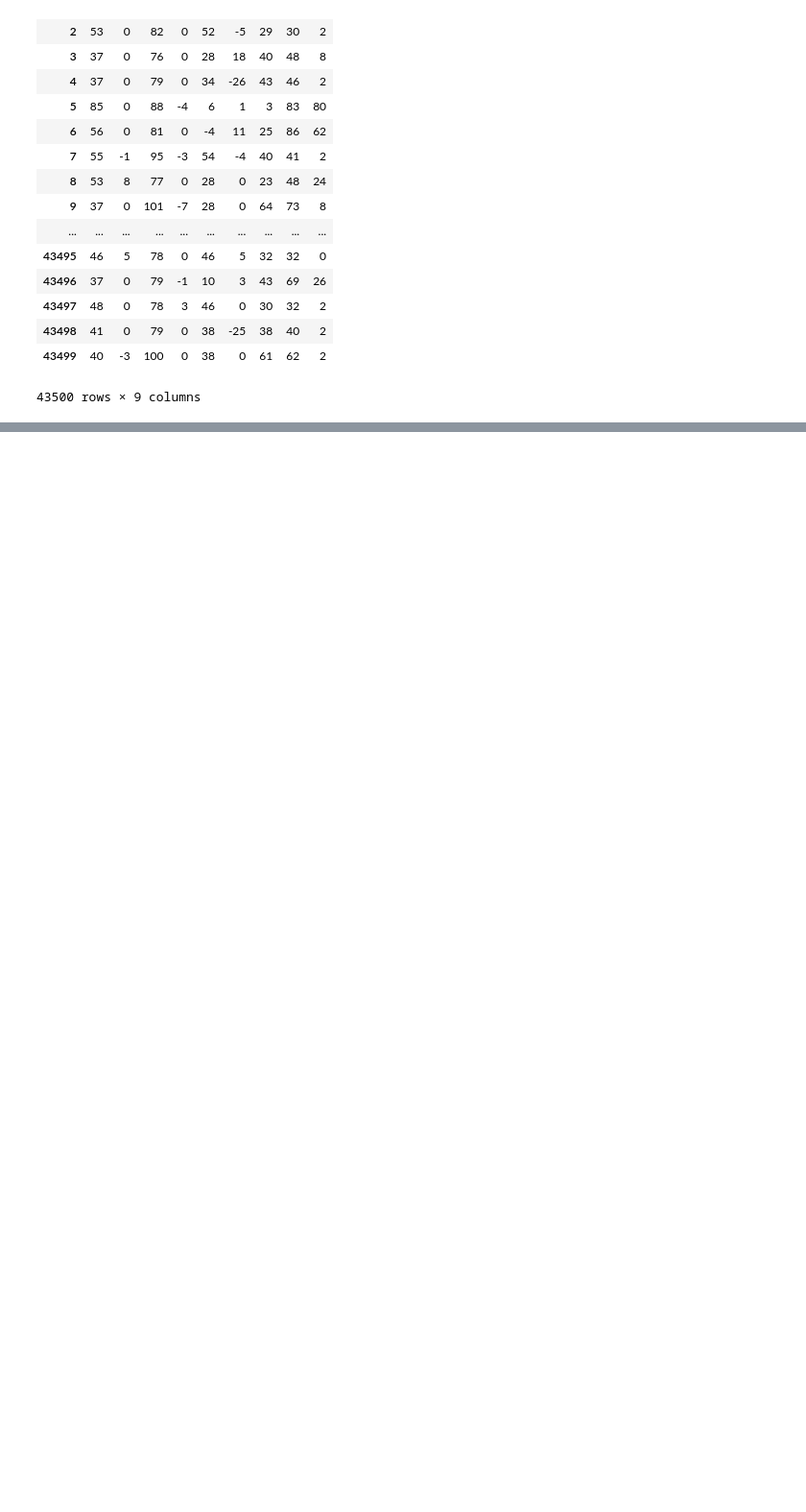
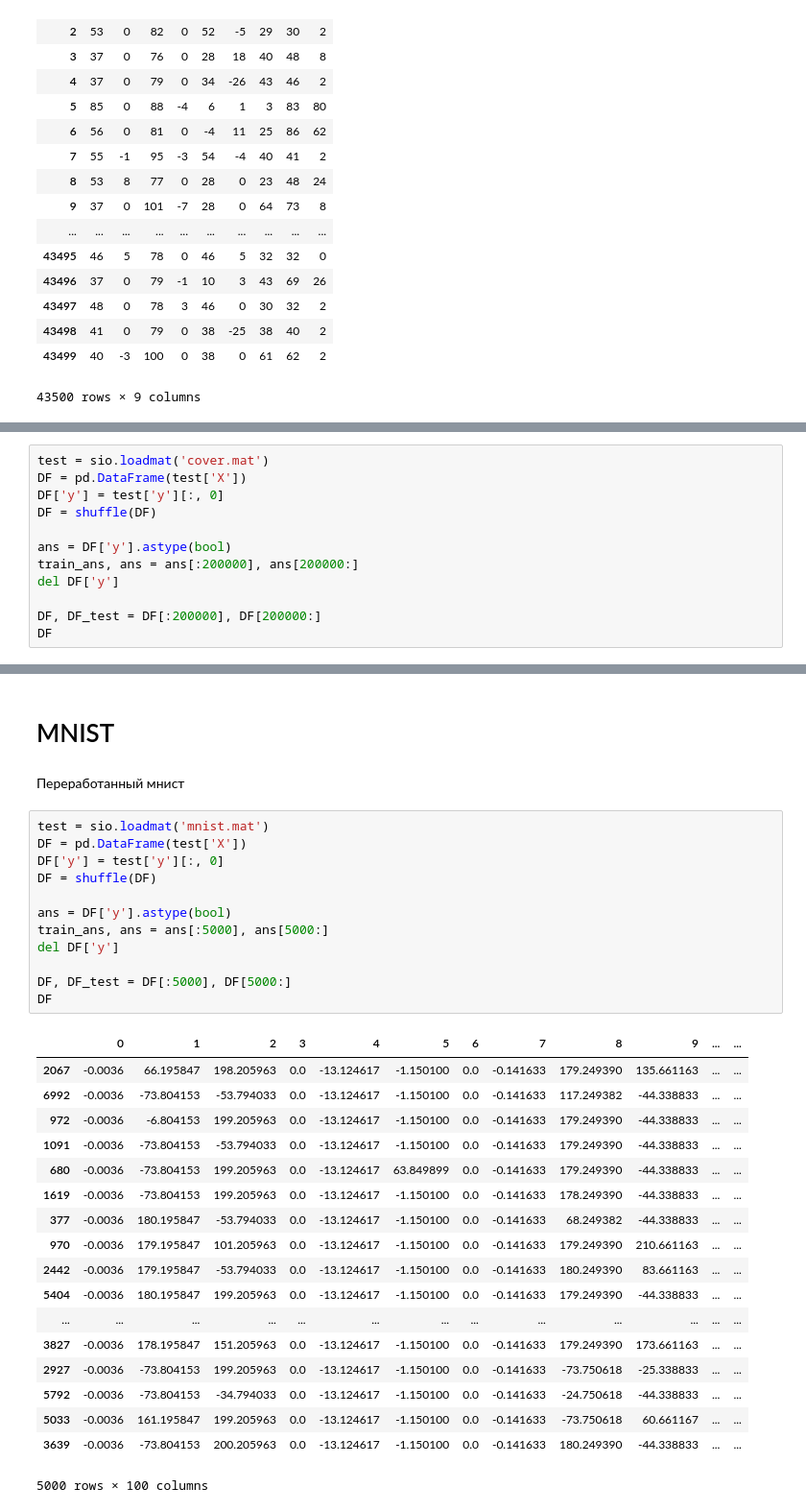
Before and after one commit to FortsAndMills/AnomalyDetectionMethods, a Jupyter notebook: Datasets.ipynb, the cells around one changed output, grey strips where cells are left out. Shown at 96% size. Drawn from its saved outputs; the diff is of its cells as text; blank space fills up the shorter version.

```diff
--- a/Datasets.ipynb
+++ b/Datasets.ipynb
@@ -747,0 +739,12 @@ Potential max f-measure =  0.914285714286  (thr =  -0.0233158907935 )
+# %%
+test = sio.loadmat('cover.mat')
+DF = pd.DataFrame(test['X'])
+DF['y'] = test['y'][:, 0]
+DF = shuffle(DF)
+
+ans = DF['y'].astype(bool)
+train_ans, ans = ans[:200000], ans[200000:]
+del DF['y']
+
+DF, DF_test = DF[:200000], DF[200000:]
+DF
@@ -747,0 +844,35 @@ Potential max f-measure =  0.914285714286  (thr =  -0.0233158907935 )
+# %% [markdown]
+# MNIST
+# %% [markdown]
+Переработанный мнист
+# %%
+test = sio.loadmat('mnist.mat')
+DF = pd.DataFrame(test['X'])
+DF['y'] = test['y'][:, 0]
+DF = shuffle(DF)
+
+ans = DF['y'].astype(bool)
+train_ans, ans = ans[:5000], ans[5000:]
+del DF['y']
+
+DF, DF_test = DF[:5000], DF[5000:]
+DF
+# %% [output]
+|  | 0 | 1 | 2 | 3 | 4 | 5 | 6 | 7 | 8 | 9 | ... | ... |
+| 2067 | -0.0036 | 66.195847 | 198.205963 | 0.0 | -13.124617 | -1.150100 | 0.0 | -0.141633 | 179.249390 | 135.661163 | ... | ... |
+| 6992 | -0.0036 | -73.804153 | -53.794033 | 0.0 | -13.124617 | -1.150100 | 0.0 | -0.141633 | 117.249382 | -44.338833 | ... | ... |
+| 972 | -0.0036 | -6.804153 | 199.205963 | 0.0 | -13.124617 | -1.150100 | 0.0 | -0.141633 | 179.249390 | -44.338833 | ... | ... |
+| 1091 | -0.0036 | -73.804153 | -53.794033 | 0.0 | -13.124617 | -1.150100 | 0.0 | -0.141633 | 179.249390 | -44.338833 | ... | ... |
+| 680 | -0.0036 | -73.804153 | 199.205963 | 0.0 | -13.124617 | 63.849899 | 0.0 | -0.141633 | 179.249390 | -44.338833 | ... | ... |
+| 1619 | -0.0036 | -73.804153 | 199.205963 | 0.0 | -13.124617 | -1.150100 | 0.0 | -0.141633 | 178.249390 | -44.338833 | ... | ... |
+| 377 | -0.0036 | 180.195847 | -53.794033 | 0.0 | -13.124617 | -1.150100 | 0.0 | -0.141633 | 68.249382 | -44.338833 | ... | ... |
+| 970 | -0.0036 | 179.195847 | 101.205963 | 0.0 | -13.124617 | -1.150100 | 0.0 | -0.141633 | 179.249390 | 210.661163 | ... | ... |
+| 2442 | -0.0036 | 179.195847 | -53.794033 | 0.0 | -13.124617 | -1.150100 | 0.0 | -0.141633 | 180.249390 | 83.661163 | ... | ... |
+| 5404 | -0.0036 | 180.195847 | 199.205963 | 0.0 | -13.124617 | -1.150100 | 0.0 | -0.141633 | 179.249390 | -44.338833 | ... | ... |
+| ... | ... | ... | ... | ... | ... | ... | ... | ... | ... | ... | ... | ... |
+| 3827 | -0.0036 | 178.195847 | 151.205963 | 0.0 | -13.124617 | -1.150100 | 0.0 | -0.141633 | 179.249390 | 173.661163 | ... | ... |
+| 2927 | -0.0036 | -73.804153 | 199.205963 | 0.0 | -13.124617 | -1.150100 | 0.0 | -0.141633 | -73.750618 | -25.338833 | ... | ... |
+| 5792 | -0.0036 | -73.804153 | -34.794033 | 0.0 | -13.124617 | -1.150100 | 0.0 | -0.141633 | -24.750618 | -44.338833 | ... | ... |
+| 5033 | -0.0036 | 161.195847 | 199.205963 | 0.0 | -13.124617 | -1.150100 | 0.0 | -0.141633 | -73.750618 | 60.661167 | ... | ... |
+| 3639 | -0.0036 | -73.804153 | 200.205963 | 0.0 | -13.124617 | -1.150100 | 0.0 | -0.141633 | 180.249390 | -44.338833 | ... | ... |
+5000 rows × 100 columns
```
Also changed, not shown: parts of 149 cells of this notebook, 2 other files.
